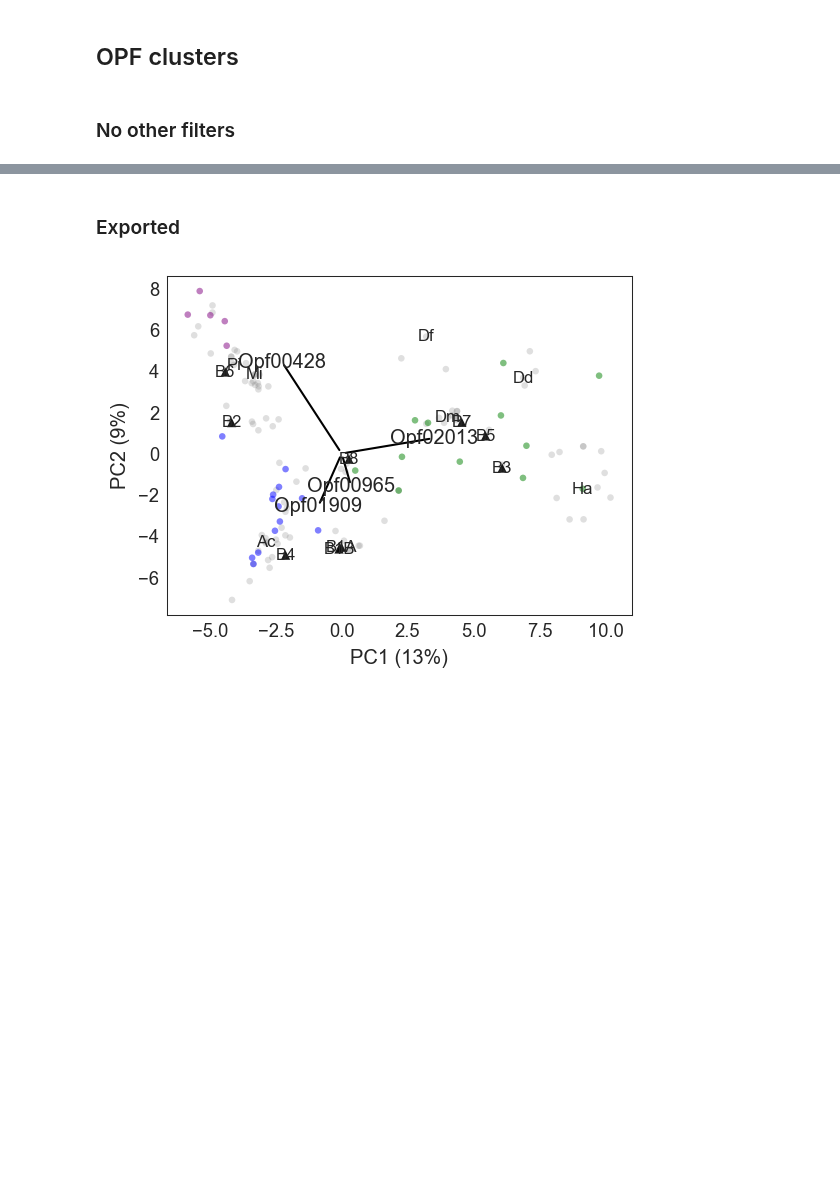
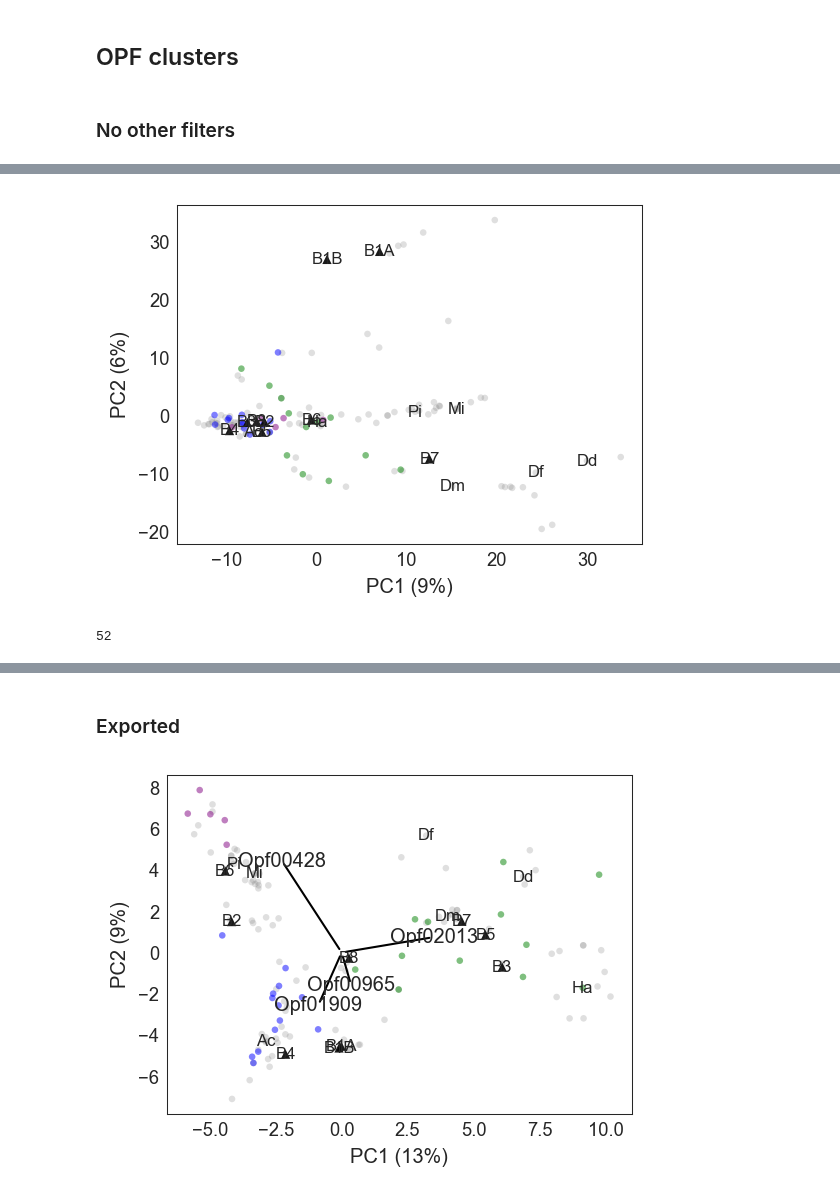
Before and after one commit to bsmith89/longev-mgen, a Jupyter notebook: nb/annotation_ordination.ipynb, the cells around one changed output, grey strips where cells are left out. Saved outputs shown, nothing was run; the diff lists cells and outputs as text; code cells hidden in the pictures; blank space fills up the shorter version.

```diff
--- a/nb/annotation_ordination.ipynb
+++ b/nb/annotation_ordination.ipynb
@@ -630,0 +581,60 @@ plot_pca_ordination(
+# %%
+# Glycoside hydrolase tallies as in Ormerod (not counting e.g. GH13_1 separately from GH13_2)
+
+opf_count = (
+    pd.read_sql(
+        """
+SELECT genome_id, opf_id AS func_id, COUNT(feature_id) AS tally
+FROM feature_to_opf
+JOIN feature USING (feature_id)
+JOIN sequence USING (sequence_id)
+-- JOIN (SELECT DISTINCT feature_id, genome_id
+--       FROM (SELECT feature_id AS seed_id FROM pul_susC)
+--       JOIN feature_distance USING (seed_id)
+--       JOIN feature USING (feature_id)
+--       JOIN sequence USING (sequence_id)
+--       WHERE distance < 10000  -- Choose filter distance from susC or remove entirely
+--      ) USING (feature_id)
+-- JOIN feature_localization USING (feature_id)
+WHERE func_id NOT NULL
+--   AND localization IN ('OM', 'IM', 'PP')  -- Choose localization filter
+GROUP BY genome_id, func_id
+        """,
+        con=con, index_col=['genome_id', 'func_id']
+        )
+        .tally
+        .unstack('func_id', fill_value=0)
+        .reindex(mag.index)
+        .fillna(0)
+            )
+
+d = opf_count
+
+ax, pca, d0, comps = plot_pca_ordination(
+    d.loc[mag.subgroup.isin(subgroups)].apply(lambda x: x),
+    xy=('PC1', 'PC2'),
+    meta=mag,
+#     show_feats=['Opf01909', 'Opf00965', 'Opf02013', 'Opf00428'], feat_scale=10.0,
+    derep_kwargs={'linkage': 'complete', 'distance_threshold': 0.1},
+    color=lambda m: m.subgroup.map(color_map),
+    size=lambda m: m.subgroup.map(size_map),
+    marker=lambda m: m.subgroup.map(marker_map),
+    zorder=lambda m: m.subgroup.map(zorder_map),
+    alpha=lambda m: m.subgroup.map(alpha_map),
+    annot=lambda m: (
+        m.index.to_series().replace(rename_map)
+        .where(
+            (
+                m.index.to_series().isin(label_list)
+                | m.subgroup.isin(['here'])
+            ),
+            ''
+        )
+    ),
+    scatter_kwargs=dict(linewidths=0),
+    annot_kwargs=dict(fontsize=8,
+                     ),
+    textoffset=0.03,
+)
+# %% [output]
+[figure, added]
@@ -630,0 +649,4 @@ plot_pca_ordination(
+# %%
+len(opf_of_interest)
+# %% [output]
+52
```
Also changed, not shown: parts of 9 cells of this notebook, 1 other file.
